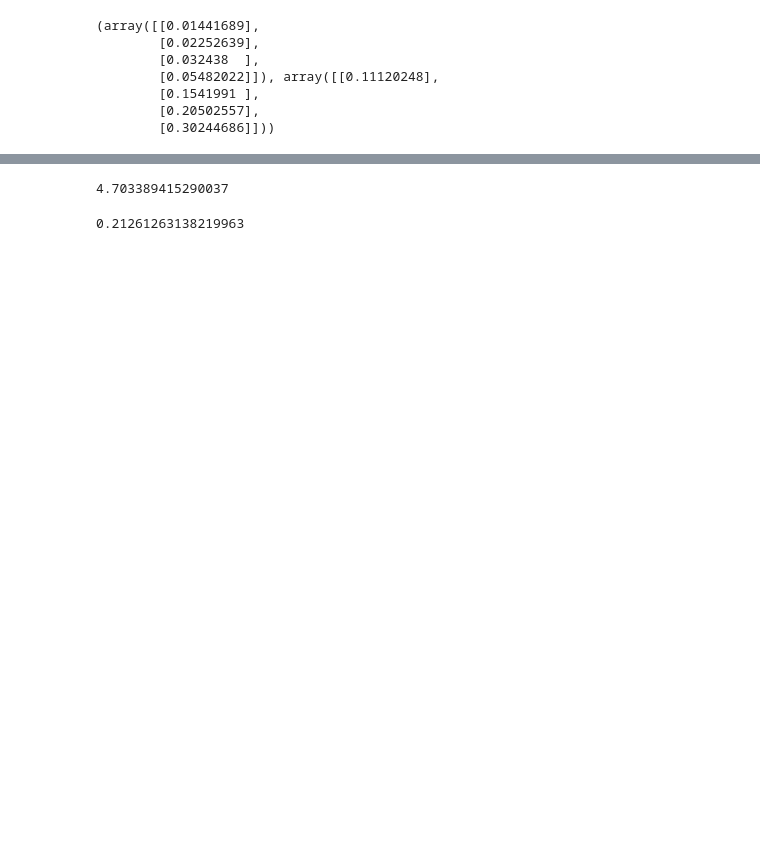
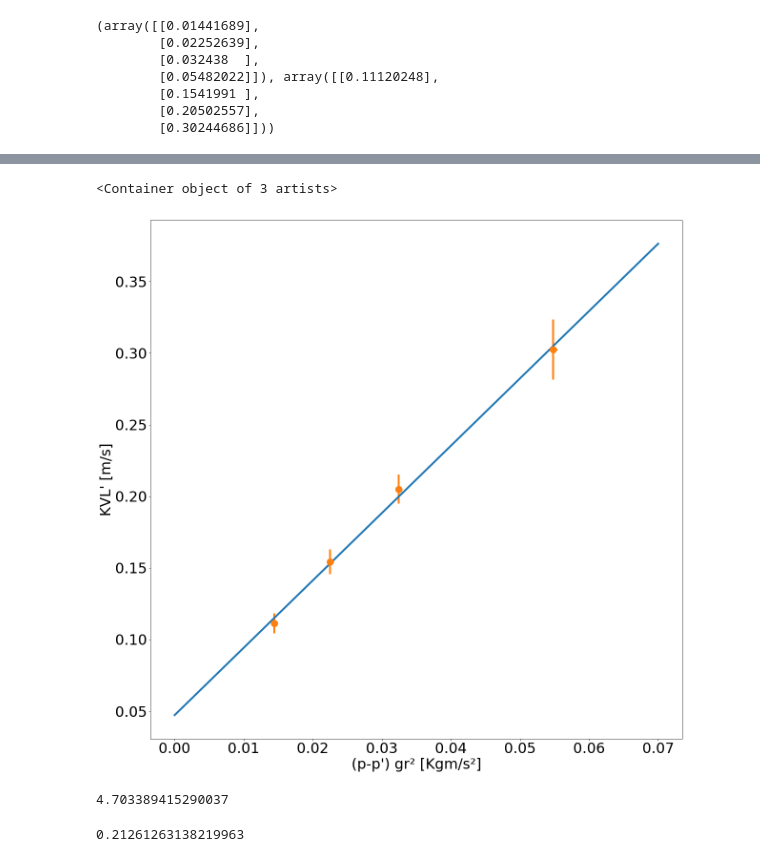
Before and after one commit to tiagodalloca/f229, a Jupyter notebook: experimento 4/exp4_notebook.ipynb, the cells around one changed output, grey strips where cells are left out. Saved outputs shown, nothing was run; the diff lists cells and outputs as text; code cells hidden in the pictures; blank space fills up the shorter version.

```diff
--- a/experimento 4/exp4_notebook.ipynb
+++ b/experimento 4/exp4_notebook.ipynb
@@ -123,0 +139,14 @@ $$u_{K1} = u_{K2} = u_{K3} = u_{K4} = 0.0001 $$
+# %%
+dXr = lambda r,g,p,pl: (4/9)*(p - pl)*g*r
+dXg = lambda r,g,p,pl: (2/9)*(p - pl)*r**2
+dXp = lambda r,g,p,pl: (2/9)*g*r**2
+dXpl = lambda r,g,p,pl: (2/9)*g*r**2
+
+ug = 0
+up = 0
+upl = 0
+uX = np.array([(dXr(r,g,p,pl)**2*ur**2 +
+                       dXg(r,g,p,pl)**2*ug**2 +
+                       dXp(r,g,p,pl)**2*up**2 +
+                       dXpl(r,g,p,pl)**2*upl**2)**(1/2) for r in r])
+uX
@@ -123,0 +168,7 @@ $$u_{K1} = u_{K2} = u_{K3} = u_{K4} = 0.0001 $$
+# %%
+dYk = lambda k, vel: vel
+dYvel = lambda k, vel: k
+
+uY = lambda K, vel: (dYk(K, vel)**2*uK**2 +
+                    dYvel(K, vel)**2*uv**2)**(1/2)
+uY(K(r), vel(ds, ts))
@@ -152,3 +216,12 @@ plt.plot(testx, lr.predict(testx))
+# %%
+plt.xlabel('(p-p\') gr² [Kgm/s²]')
+plt.ylabel('KVL\' [m/s]')
+plt.plot(testx, lr.predict(testx))
+plt.errorbar(xv,yv, xerr=uX, yerr=uY(K(r), vel(ds, ts)), linestyle='',
+             marker='o', markersize=14)
+# %% [output]
+<Container object of 3 artists>
+[figure, added]
 # %%
 a = lr.coef_[0][0]
 a
```
Also changed, not shown: parts of 16 cells of this notebook.
